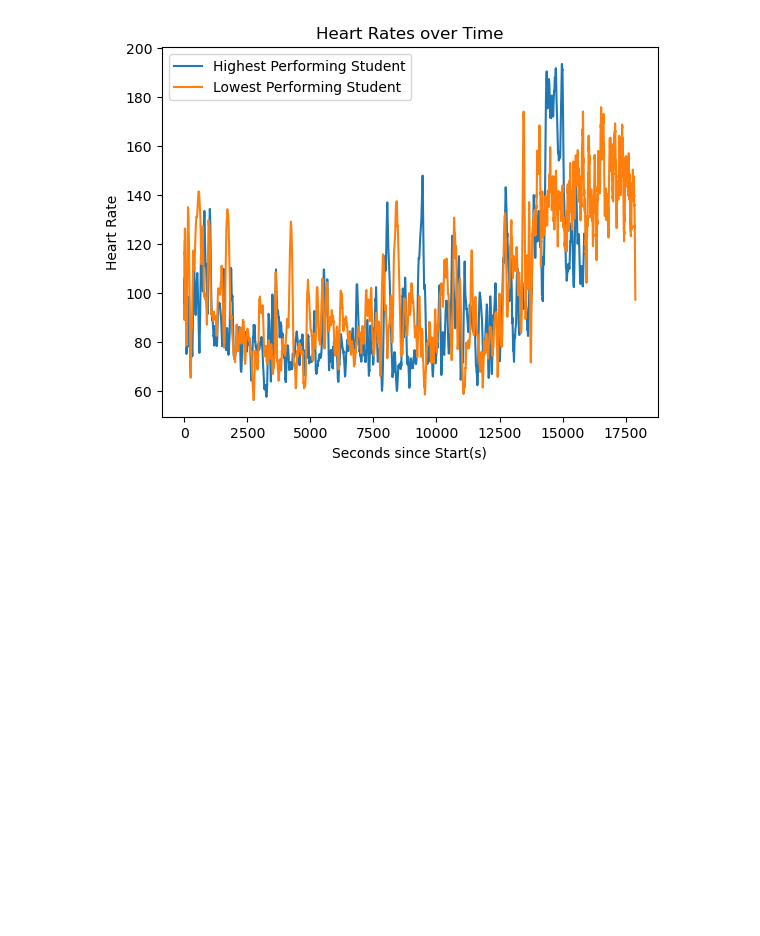
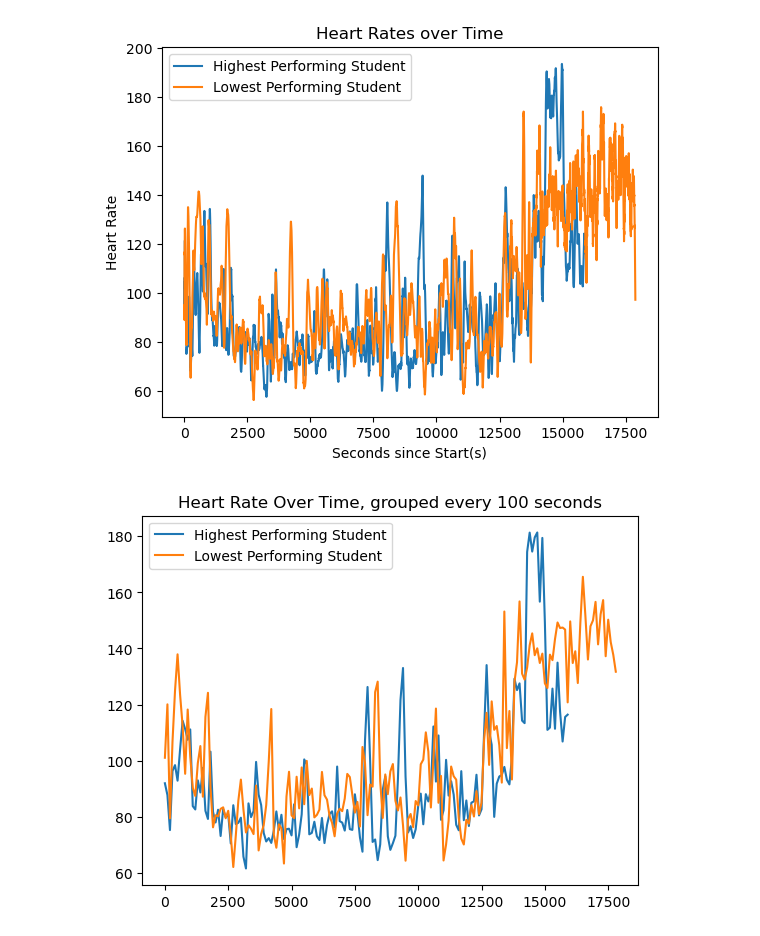
Before and after one commit to jyepez26/final-project-106, a Jupyter notebook: checkpoint/eda.ipynb, the cells around one changed output. Saved outputs shown, nothing was run; the diff lists cells and outputs as text; code cells hidden in the pictures; blank space fills up the shorter version.

Commit message:
added more graphs

```diff
--- a/checkpoint/eda.ipynb
+++ b/checkpoint/eda.ipynb
@@ -33,3 +19,18 @@ axes.set_ylabel('Heart Rate')
 axes.legend(['Highest Performing Student', 'Lowest Performing Student']);
 # %% [output]
 [figure]
+# %%
+fig, axes = plt.subplots()
+for i in [3, 7]:
+    col = col = heart_rates[f's{i}'].dropna()
+    # Pad with NaNs to next multiple of 100
+    padding = (100 - len(col) % 100) % 100
+    col = pd.concat([col, pd.Series([np.nan] * padding)], ignore_index=True)
+    grouped = col.groupby(col.index // 100).mean()
+    grouped.index = grouped.index * 100
+
+    plt.plot(grouped, label = f'Student {i}')
+axes.legend(['Highest Performing Student', 'Lowest Performing Student'])
+plt.title('Heart Rate Over Time, grouped every 100 seconds');
+# %% [output]
+[figure, added]
```
Also changed, not shown: parts of 12 cells of this notebook.
